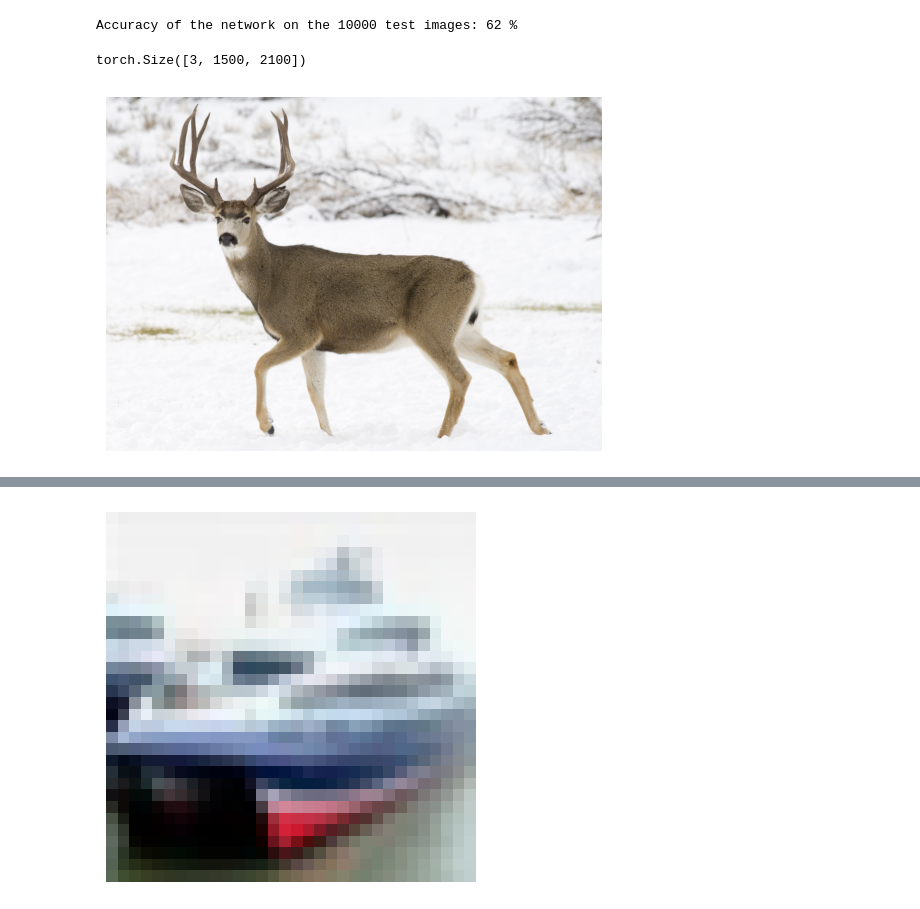
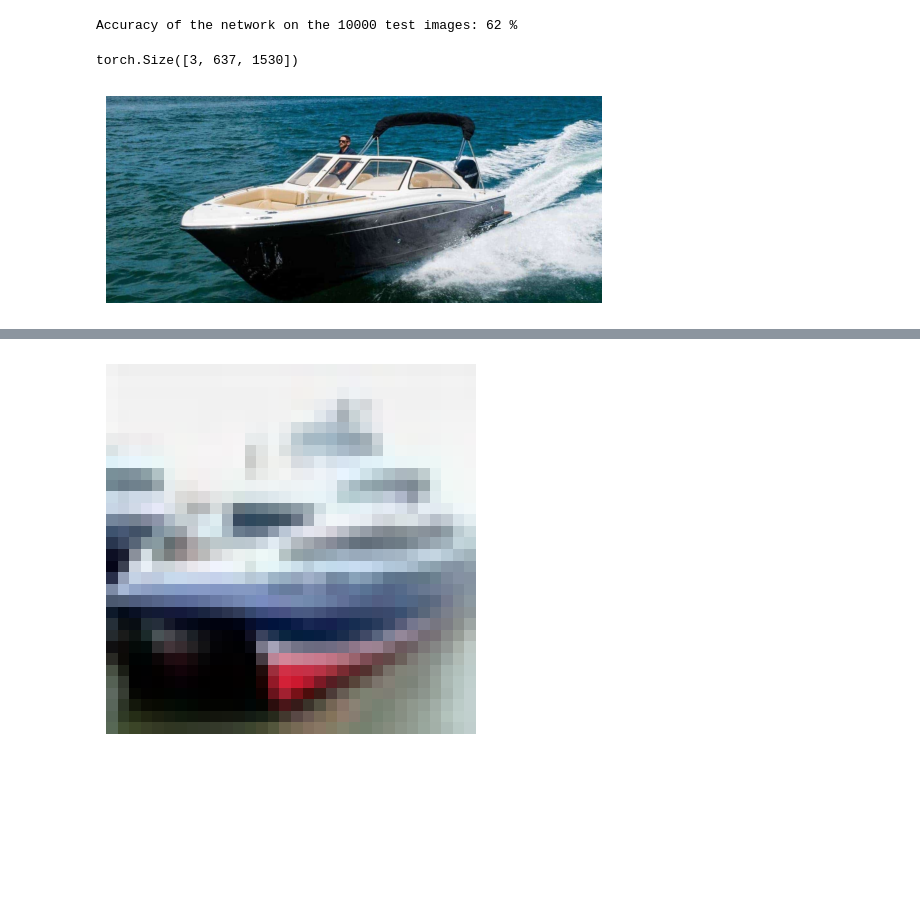
Before and after one commit to JenV-1848843/bachelorproject-iiw-inf-fooling-neural-nets, a Jupyter notebook: restart.ipynb, the cells around one changed output, grey strips where cells are left out. Saved outputs shown, nothing was run; the diff lists cells and outputs as text; code cells hidden in the pictures; blank space fills up the shorter version.

```diff
--- a/restart.ipynb
+++ b/restart.ipynb
@@ -227,13 +211,13 @@ for param in net.parameters():
 # %%
 '''
 With a higher res image
 '''
 
-pilimage = Image.open('deer.jpg')
+pilimage = Image.open('boat.jpg')
 tensorpilimage = transform(pilimage)
 print(tensorpilimage.shape)
 showImage(tensorpilimage.permute(1, 2, 0))
 # %% [output]
-torch.Size([3, 1500, 2100])
+torch.Size([3, 637, 1530])
-[figure, old version]
+[figure, new version]
 # %%
```
Also changed, not shown: parts of 3 cells of this notebook.
